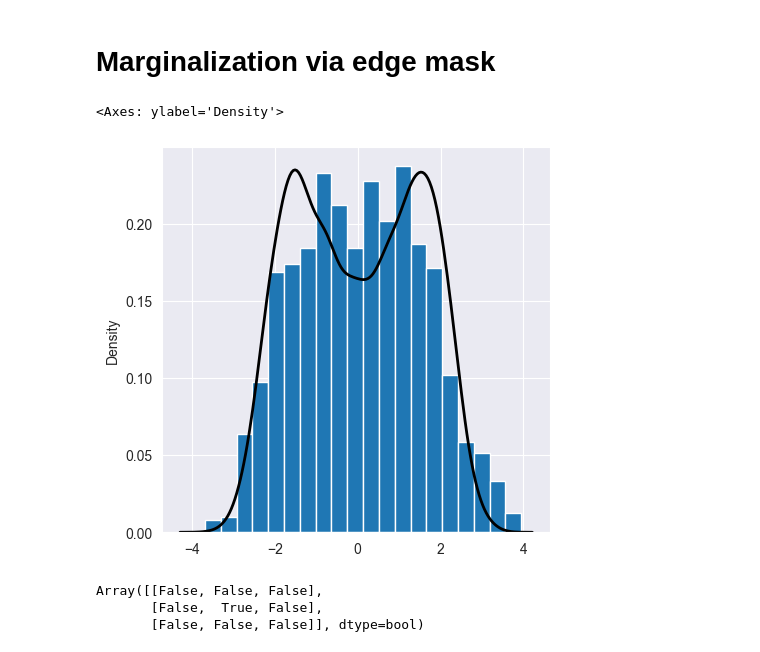
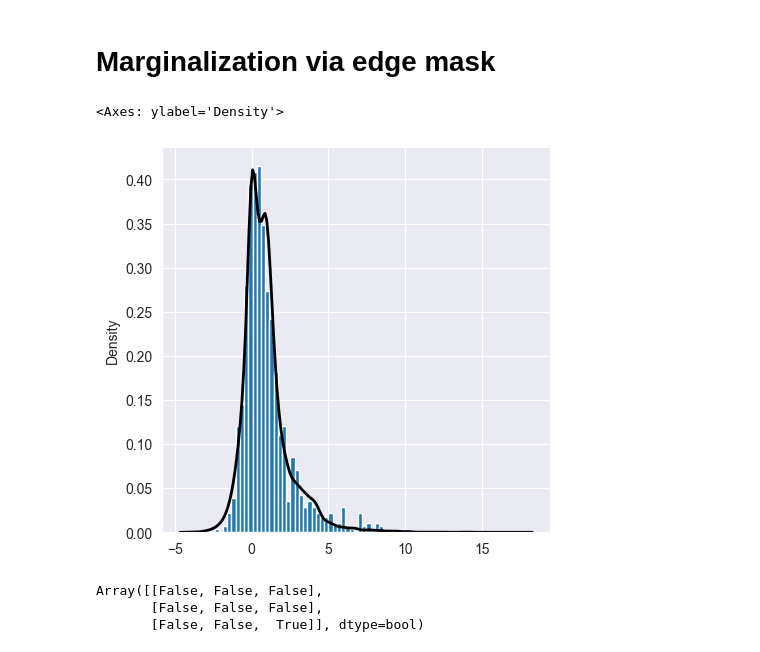
Before and after one commit to sebastianratzenboeck/AstroSimformer, a Jupyter notebook: dev_jax_flow/compact_version.ipynb, the cells around one changed output. Cells and saved outputs as stored; diff of their text form; code cells hidden in the pictures.

```diff
--- a/dev_jax_flow/compact_version.ipynb
+++ b/dev_jax_flow/compact_version.ipynb
@@ -252 +206,4 @@ model_init, model_fn = build_transformer_model(
 )
+# %%
+BATCH_SIZE = 2**9
+BATCH_SIZE
@@ -272,11 +231,9 @@ train_model = TrainFlowModel(
     nodes_max=data.shape[1],
     condition_groups=None,
     # Which variables to encode before passing to Flow matching algorithm
-    encode_mask=np.array([1, 0, 0], dtype=bool),
     batch_size=BATCH_SIZE,
     lr=1e-3,
     inner_train_loop_size=50,
     early_stopping_patience=30,
     model_check_point_dir=None, #"./checkpoints"  # optional
-    encoder_hidden_dim=4,
 )
@@ -285,3 +240,4 @@ in_dim  1
 # %%
-best_params = train_model.fit(epochs=50)
+%%time
+best_model = train_model.fit(epochs=50)
 # %% [output]
@@ -491,7 +449,7 @@ condition_mask = jnp.array([0, 0, 0], dtype=int)
 condition_value = jnp.zeros((3,))
 node_ids_fit = jnp.array([0, 1, 2], dtype=int)  # shape (B, T)
 edge_mask = jnp.ones((3,3), dtype=bool)  # shape (B, T, T)
-dim2keep = 1
+dim2keep = 2
 marginal_ids = all_node_ids != dim2keep  # shape (B, T)
 condition_value = condition_value.at[marginal_ids].set(1000.)  # shape (B, T)
 # Set edge mask to False for all marginal nodes
@@ -511,21 +469,21 @@ marginal_samples = pure_batched_sampler(
     0.0,                                          # t0
     1.0,                                          # t1
 )
-marginal_samples_denorm = (marginal_samples * stds[node_ids_fit]) + means[node_ids_fit]
+marginal_samples_denorm = (jax.device_get(marginal_samples) * stds[node_ids_fit]) + means[node_ids_fit]
 # %%
 # marginal_samples_denorm
 # %%
 fig, ax = plt.subplots(1,1, figsize=(5,5))
 dim2show = dim2keep
 # dim2show = 1
-_, bins, _ = ax.hist(marginal_samples_denorm[:, dim2show], bins=20, density=True)
+_, bins, _ = ax.hist(marginal_samples_denorm[:, dim2show], bins=40, density=True)
 sns.kdeplot(data_clean_no_norm[:, dim2show, 0], ax=ax, color="black", linewidth=2)
 # %% [output]
 <Axes: ylabel='Density'>
-[figure, old version]
+[figure, new version]
 # %%
 edge_mask
 # %% [output]
 Array([[False, False, False],
-       [False,  True, False],
-       [False, False, False]], dtype=bool)
+       [False, False, False],
+       [False, False,  True]], dtype=bool)
```
Also changed, not shown: parts of 16 cells of this notebook, 17 other files.
